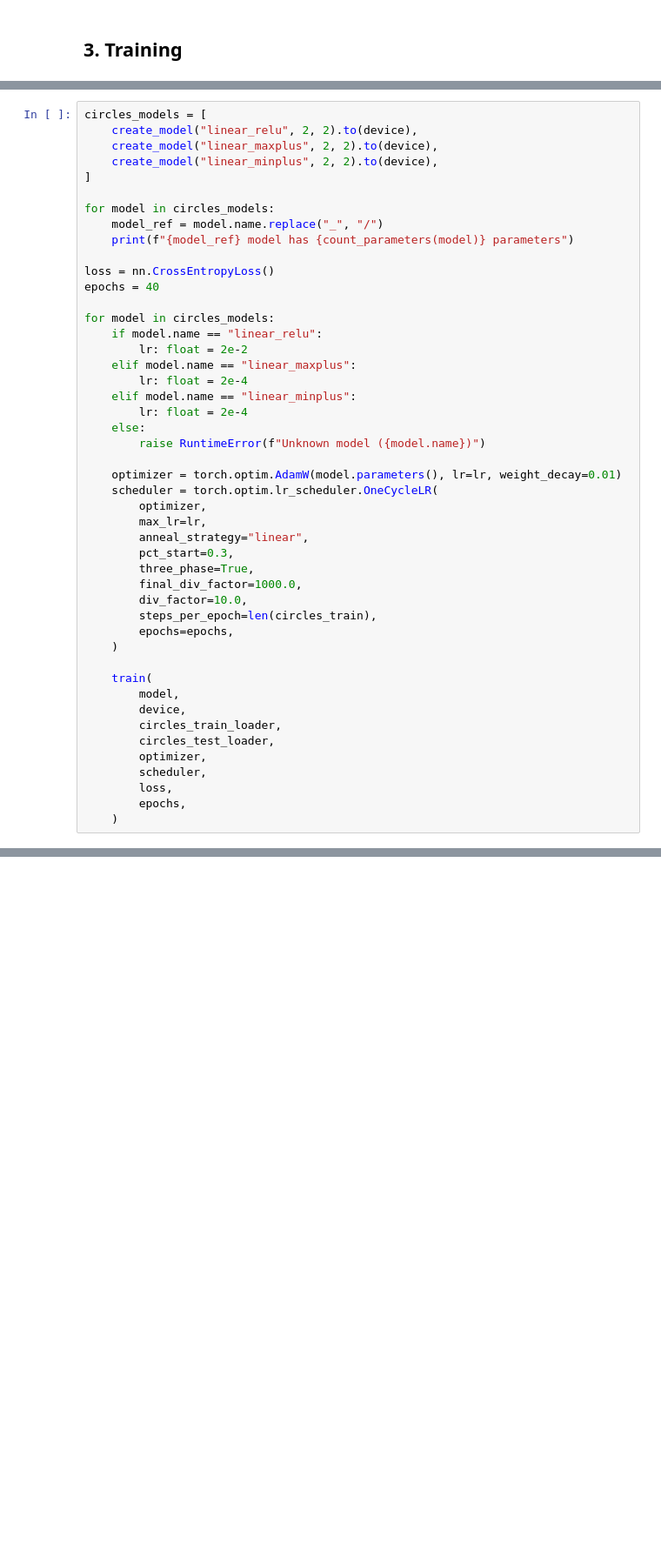
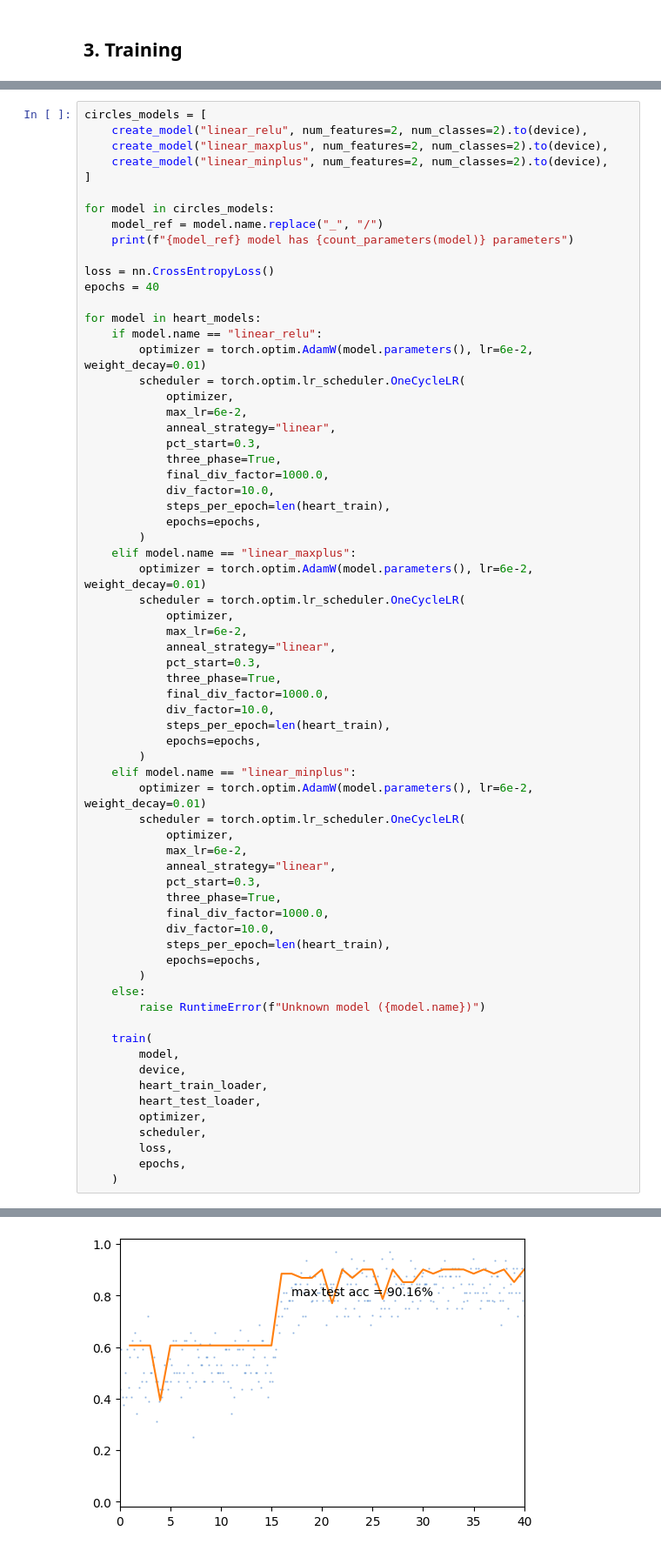
Before and after one commit to bmnsmets/semitorch, a Jupyter notebook: experiments/fullyconnected.ipynb, the cells around one changed output, grey strips where cells are left out. Shown at 87% size. Drawn from its saved outputs; the diff is of its cells as text; blank space fills up the shorter version.

```diff
--- a/experiments/fullyconnected.ipynb
+++ b/experiments/fullyconnected.ipynb
@@ -314,8 +452,8 @@ for model in heart_models:
 # %%
 circles_models = [
-    create_model("linear_relu", 2, 2).to(device),
-    create_model("linear_maxplus", 2, 2).to(device),
-    create_model("linear_minplus", 2, 2).to(device),
+    create_model("linear_relu", num_features=2, num_classes=2).to(device),
+    create_model("linear_maxplus", num_features=2, num_classes=2).to(device),
+    create_model("linear_minplus", num_features=2, num_classes=2).to(device),
 ]
 
 for model in circles_models:
@@ -325,36 +463,57 @@ for model in circles_models:
 loss = nn.CrossEntropyLoss()
 epochs = 40
 
-for model in circles_models:
+for model in heart_models:
     if model.name == "linear_relu":
-        lr: float = 2e-2
+        optimizer = torch.optim.AdamW(model.parameters(), lr=6e-2, weight_decay=0.01)
+        scheduler = torch.optim.lr_scheduler.OneCycleLR(
+            optimizer,
+            max_lr=6e-2,
+            anneal_strategy="linear",
+            pct_start=0.3,
+            three_phase=True,
+            final_div_factor=1000.0,
+            div_factor=10.0,
+            steps_per_epoch=len(heart_train),
+            epochs=epochs,
+        )
     elif model.name == "linear_maxplus":
-        lr: float = 2e-4
+        optimizer = torch.optim.AdamW(model.parameters(), lr=6e-2, weight_decay=0.01)
+        scheduler = torch.optim.lr_scheduler.OneCycleLR(
+            optimizer,
+            max_lr=6e-2,
+            anneal_strategy="linear",
+            pct_start=0.3,
+            three_phase=True,
+            final_div_factor=1000.0,
+            div_factor=10.0,
+            steps_per_epoch=len(heart_train),
+            epochs=epochs,
+        )
     elif model.name == "linear_minplus":
-        lr: float = 2e-4
+        optimizer = torch.optim.AdamW(model.parameters(), lr=6e-2, weight_decay=0.01)
+        scheduler = torch.optim.lr_scheduler.OneCycleLR(
+            optimizer,
+            max_lr=6e-2,
+            anneal_strategy="linear",
+            pct_start=0.3,
+            three_phase=True,
+            final_div_factor=1000.0,
+            div_factor=10.0,
+            steps_per_epoch=len(heart_train),
+            epochs=epochs,
+        )
     else:
         raise RuntimeError(f"Unknown model ({model.name})")
-
-    optimizer = torch.optim.AdamW(model.parameters(), lr=lr, weight_decay=0.01)
-    scheduler = torch.optim.lr_scheduler.OneCycleLR(
-        optimizer,
-        max_lr=lr,
-        anneal_strategy="linear",
-        pct_start=0.3,
-        three_phase=True,
-        final_div_factor=1000.0,
-        div_factor=10.0,
-        steps_per_epoch=len(circles_train),
-        epochs=epochs,
-    )
 
     train(
         model,
         device,
-        circles_train_loader,
-        circles_test_loader,
+        heart_train_loader,
+        heart_test_loader,
         optimizer,
         scheduler,
         loss,
         epochs,
     )
+# %% [output]
@@ -360,0 +526 @@ for model in circles_models:
+[figure, added]
```
Also changed, not shown: parts of 11 cells of this notebook, 1 other file.
